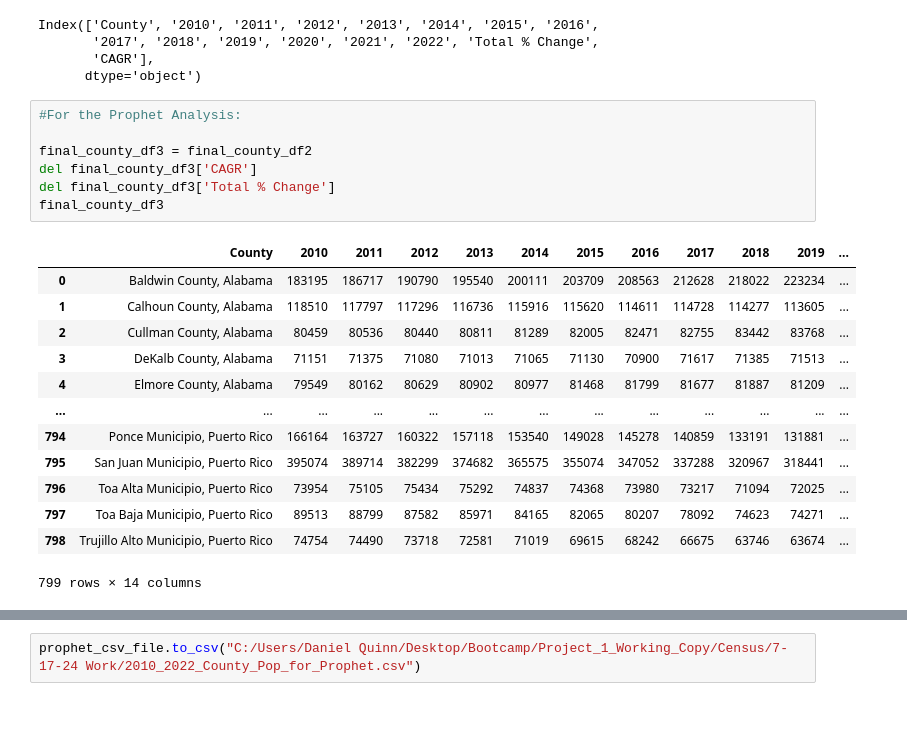
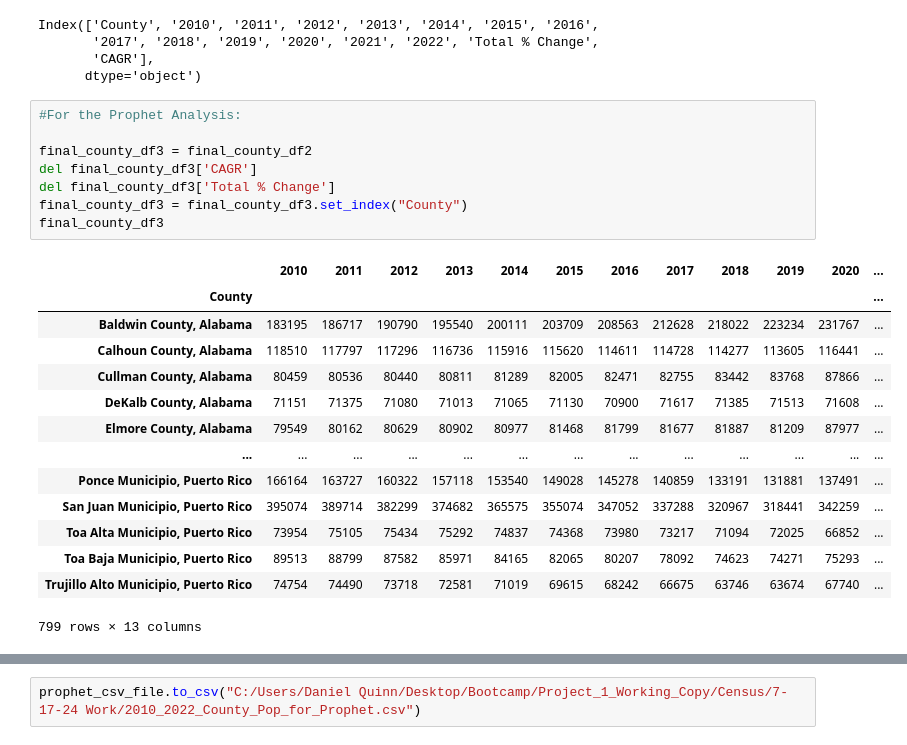
Before and after one commit to dfquinn23/Project_1, a Jupyter notebook: Census/7-17-24 Work/Prophet_2010_2022_County_Pop_Totals.ipynb, the cells around one changed output, grey strips where cells are left out. Saved outputs shown, nothing was run; the diff lists cells and outputs as text; blank space fills up the shorter version.

```diff
--- a/Census/7-17-24 Work/Prophet_2010_2022_County_Pop_Totals.ipynb
+++ b/Census/7-17-24 Work/Prophet_2010_2022_County_Pop_Totals.ipynb
@@ -542,24 +542,26 @@ Index(['County', '2010', '2011', '2012', '2013', '2014', '2015', '2016',
 # %%
 #For the Prophet Analysis:
 
 final_county_df3 = final_county_df2
 del final_county_df3['CAGR']
 del final_county_df3['Total % Change']
+final_county_df3 = final_county_df3.set_index("County")
 final_county_df3
 # %% [output]
-|  | County | 2010 | 2011 | 2012 | 2013 | 2014 | 2015 | 2016 | 2017 | 2018 | 2019 | ... |
-| 0 | Baldwin County, Alabama | 183195 | 186717 | 190790 | 195540 | 200111 | 203709 | 208563 | 212628 | 218022 | 223234 | ... |
-| 1 | Calhoun County, Alabama | 118510 | 117797 | 117296 | 116736 | 115916 | 115620 | 114611 | 114728 | 114277 | 113605 | ... |
-| 2 | Cullman County, Alabama | 80459 | 80536 | 80440 | 80811 | 81289 | 82005 | 82471 | 82755 | 83442 | 83768 | ... |
-| 3 | DeKalb County, Alabama | 71151 | 71375 | 71080 | 71013 | 71065 | 71130 | 70900 | 71617 | 71385 | 71513 | ... |
-| 4 | Elmore County, Alabama | 79549 | 80162 | 80629 | 80902 | 80977 | 81468 | 81799 | 81677 | 81887 | 81209 | ... |
+|  | 2010 | 2011 | 2012 | 2013 | 2014 | 2015 | 2016 | 2017 | 2018 | 2019 | 2020 | ... |
+| County |  |  |  |  |  |  |  |  |  |  |  | ... |
+| Baldwin County, Alabama | 183195 | 186717 | 190790 | 195540 | 200111 | 203709 | 208563 | 212628 | 218022 | 223234 | 231767 | ... |
+| Calhoun County, Alabama | 118510 | 117797 | 117296 | 116736 | 115916 | 115620 | 114611 | 114728 | 114277 | 113605 | 116441 | ... |
+| Cullman County, Alabama | 80459 | 80536 | 80440 | 80811 | 81289 | 82005 | 82471 | 82755 | 83442 | 83768 | 87866 | ... |
+| DeKalb County, Alabama | 71151 | 71375 | 71080 | 71013 | 71065 | 71130 | 70900 | 71617 | 71385 | 71513 | 71608 | ... |
+| Elmore County, Alabama | 79549 | 80162 | 80629 | 80902 | 80977 | 81468 | 81799 | 81677 | 81887 | 81209 | 87977 | ... |
 | ... | ... | ... | ... | ... | ... | ... | ... | ... | ... | ... | ... | ... |
-| 794 | Ponce Municipio, Puerto Rico | 166164 | 163727 | 160322 | 157118 | 153540 | 149028 | 145278 | 140859 | 133191 | 131881 | ... |
-| 795 | San Juan Municipio, Puerto Rico | 395074 | 389714 | 382299 | 374682 | 365575 | 355074 | 347052 | 337288 | 320967 | 318441 | ... |
-| 796 | Toa Alta Municipio, Puerto Rico | 73954 | 75105 | 75434 | 75292 | 74837 | 74368 | 73980 | 73217 | 71094 | 72025 | ... |
-| 797 | Toa Baja Municipio, Puerto Rico | 89513 | 88799 | 87582 | 85971 | 84165 | 82065 | 80207 | 78092 | 74623 | 74271 | ... |
-| 798 | Trujillo Alto Municipio, Puerto Rico | 74754 | 74490 | 73718 | 72581 | 71019 | 69615 | 68242 | 66675 | 63746 | 63674 | ... |
+| Ponce Municipio, Puerto Rico | 166164 | 163727 | 160322 | 157118 | 153540 | 149028 | 145278 | 140859 | 133191 | 131881 | 137491 | ... |
+| San Juan Municipio, Puerto Rico | 395074 | 389714 | 382299 | 374682 | 365575 | 355074 | 347052 | 337288 | 320967 | 318441 | 342259 | ... |
+| Toa Alta Municipio, Puerto Rico | 73954 | 75105 | 75434 | 75292 | 74837 | 74368 | 73980 | 73217 | 71094 | 72025 | 66852 | ... |
+| Toa Baja Municipio, Puerto Rico | 89513 | 88799 | 87582 | 85971 | 84165 | 82065 | 80207 | 78092 | 74623 | 74271 | 75293 | ... |
+| Trujillo Alto Municipio, Puerto Rico | 74754 | 74490 | 73718 | 72581 | 71019 | 69615 | 68242 | 66675 | 63746 | 63674 | 67740 | ... |
-799 rows × 14 columns
+799 rows × 13 columns
 # %%
 prophet_csv_file = final_county_df3.transpose()
 prophet_csv_file
```
Also changed, not shown: parts of 3 cells of this notebook, 4 other files.
